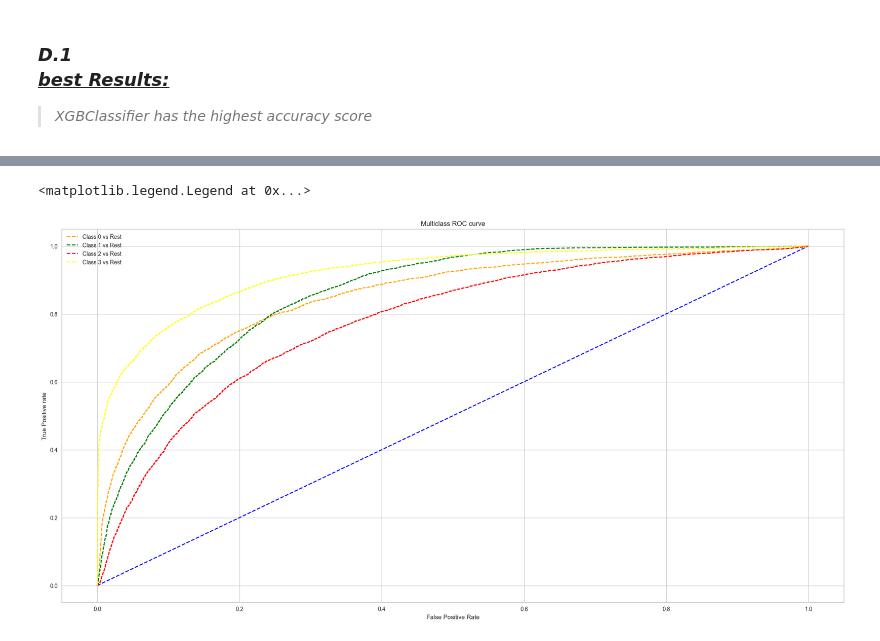
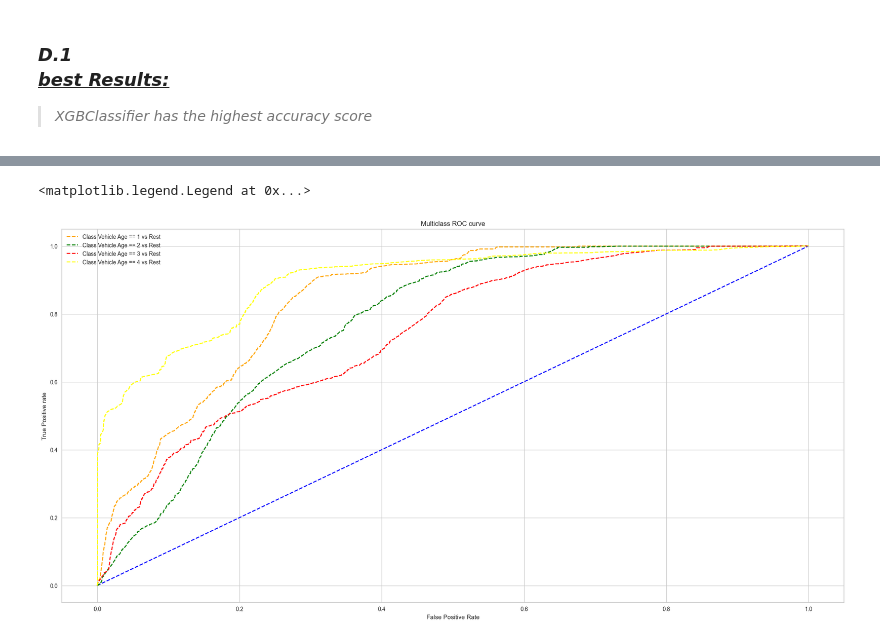
Before and after one commit to omars1234/Insurance_Analysis, a Jupyter notebook: Notebooks/Data_Classification/vehicleage_classifier_param.ipynb, the cells around one changed output, grey strips where cells are left out. Saved outputs shown, nothing was run; the diff lists cells and outputs as text; code cells hidden in the pictures.

Commit message:
re-run all classification models and saved the best model in dir:final_models

```diff
--- a/Notebooks/Data_Classification/vehicleage_classifier_param.ipynb
+++ b/Notebooks/Data_Classification/vehicleage_classifier_param.ipynb
@@ -575,10 +575,3 @@ model_catboost_best Accuracy_result: 0.29714594488382373
 ---
 # %% [markdown]
 ### *D <br> <u>* *running Results:*</u>
-# %%
-best_model_XGBClassifier = fmin(fn=model_XGBClassifier, space=space_xgboost_clf, algo=tpe.suggest, max_evals=10)
-best_model_rf_clf = fmin(fn=model_rf_clf, space=space_rf_clf, algo=tpe.suggest, max_evals=10)
-best_model_GradientBoosting_clf = fmin(fn=model_GradientBoosting_clf, space=space_GradientBoosting_clf, algo=tpe.suggest, max_evals=10)
-best_model_DT = fmin(fn=model_DT, space=space_DT, algo=tpe.suggest, max_evals=10)
-best_model_BaggingClassifier=fmin(fn=model_Bagging, space=space_Bagging_clf, algo=tpe.suggest, max_evals=10)
-best_model_catboost = fmin(fn=model_catboost, space=space_catboost_clf, algo=tpe.suggest, max_evals=10)
@@ -673,44 +634,45 @@ ConfusionMatrixDisplay(confusion_matrix(ytest,y_pred)).plot()
 # %%
 from sklearn.multiclass import OneVsRestClassifier
 # %%
-# fit model
 matplotlib.rcParams["figure.figsize"]=(25,12)
-clf = OneVsRestClassifier(BaggingClassifier(base_estimator=base_classifier,
-                                    n_estimators=int(best_model_BaggingClassifier['n_estimators']),
-                                    bootstrap=int(best_model_BaggingClassifier["bootstrap"]),
-                                    bootstrap_features=int(best_model_BaggingClassifier['bootstrap_features']),
-                                    max_samples=float(best_model_BaggingClassifier["max_samples"]),
-                                    max_features=float(best_model_BaggingClassifier["max_features"])))
+clf = OneVsRestClassifier(XGBClassifier(
+               learning_rate=float(best_model_XGBClassifier['learning_rate']),
+               n_estimators=int(best_model_XGBClassifier['n_estimators']),
+               max_depth=int(best_model_XGBClassifier['max_depth']),
+               min_child_weight=int(best_model_XGBClassifier['min_child_weight']),
+               subsample=float(best_model_XGBClassifier["subsample"]),
+               gamma=float(best_model_XGBClassifier['gamma']),
+               colsample_bytree=float(best_model_XGBClassifier['colsample_bytree'])))
 
 
 clf.fit(xtrain, ytrain)
 pred = clf.predict(xtest)
 pred_prob = clf.predict_proba(xtest)
 
 # roc curve for classes
 fpr = {}
 tpr = {}
 thresh ={}
 
 n_class = 4
 
 random_probs = [0 for i in range(len(ytest))]
 p_fpr, p_tpr, _ = roc_curve(ytest, random_probs, pos_label=1)
 for i in range(n_class):
     fpr[i], tpr[i], thresh[i] = roc_curve(ytest, pred_prob[:,i], pos_label=i)
 
 # plotting
 plt.plot(p_fpr, p_tpr, linestyle='--', color='blue')
-plt.plot(fpr[0], tpr[0], linestyle='--',color='orange', label='Class 0 vs Rest')
-plt.plot(fpr[1], tpr[1], linestyle='--',color='green', label='Class 1 vs Rest')
-plt.plot(fpr[2], tpr[2], linestyle='--',color='red', label='Class 2 vs Rest')
-plt.plot(fpr[3], tpr[3], linestyle='--',color='yellow', label='Class 3 vs Rest')
+plt.plot(fpr[0], tpr[0], linestyle='--',color='orange', label='Class Vehicle Age == 1 vs Rest')
+plt.plot(fpr[1], tpr[1], linestyle='--',color='green', label='Class Vehicle Age == 2 vs Rest')
+plt.plot(fpr[2], tpr[2], linestyle='--',color='red', label='Class Vehicle Age == 3 vs Rest')
+plt.plot(fpr[3], tpr[3], linestyle='--',color='yellow', label='Class Vehicle Age == 4 vs Rest')
 
 plt.title('Multiclass ROC curve')
 plt.xlabel('False Positive Rate')
 plt.ylabel('True Positive rate')
 plt.legend(loc='best')
 #plt.savefig('Multiclass ROC',dpi=300);
 # %% [output]
 <matplotlib.legend.Legend at 0x...>
-[figure, old version]
+[figure, new version]
```
Also changed, not shown: parts of 18 cells of this notebook, 5 other files.
